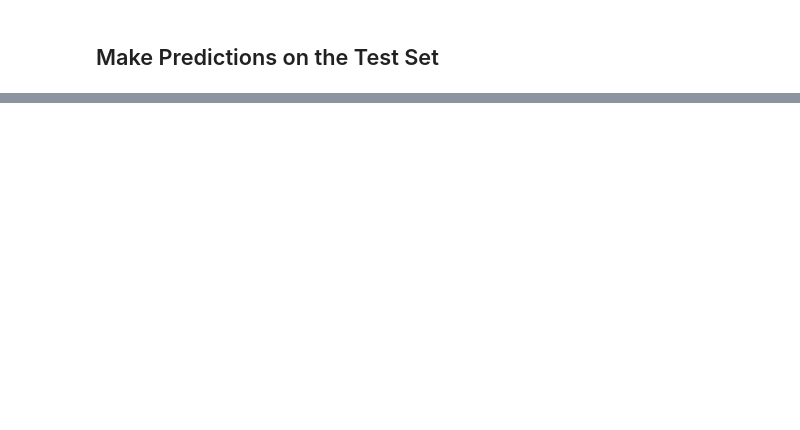
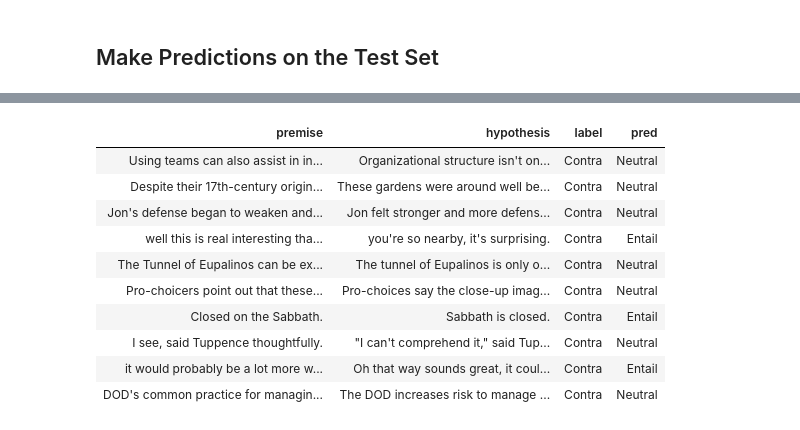
Before and after one commit to hk3427/KaggleKraft, a Jupyter notebook: Contradictory, My Dear Watson/01-rep-contradictory-tf-starter.ipynb, the cells around one changed output, grey strips where cells are left out. Saved outputs shown, nothing was run; the diff lists cells and outputs as text; code cells hidden in the pictures; blank space fills up the shorter version.

```diff
--- a/Contradictory, My Dear Watson/01-rep-contradictory-tf-starter.ipynb
+++ b/Contradictory, My Dear Watson/01-rep-contradictory-tf-starter.ipynb
@@ -365,0 +525,25 @@ submission.to_csv(
+# %%
+valid\
+    .assign(
+        _pred = predictions_valid,
+        correct = lambda df: df.label.eq(df._pred),
+        incorrect = lambda df: ~df.correct,
+        pred = lambda df: df._pred.replace(label_map),
+        label = lambda df: df.label.replace(label_map)
+    )\
+    .loc[lambda df: df.language.eq('English') & ~df.correct & df.label.eq('Contra')]\
+    [['premise', 'hypothesis', 'label', 'pred']]\
+    .sample(10, random_state=1)\
+    .style.hide(axis='index')
+# %% [output]
+| premise | hypothesis | label | pred |
+| Using teams can also assist in in... | Organizational structure isn't on... | Contra | Neutral |
+| Despite their 17th-century origin... | These gardens were around well be... | Contra | Neutral |
+| Jon's defense began to weaken and... | Jon felt stronger and more defens... | Contra | Neutral |
+| well this is real interesting tha... | you're so nearby, it's surprising. | Contra | Entail |
+| The Tunnel of Eupalinos can be ex... | The tunnel of Eupalinos is only o... | Contra | Neutral |
+| Pro-choicers point out that these... | Pro-choices say the close-up imag... | Contra | Neutral |
+| Closed on the Sabbath. | Sabbath is closed. | Contra | Entail |
+| I see, said Tuppence thoughtfully. | "I can't comprehend it," said Tup... | Contra | Neutral |
+| it would probably be a lot more w... | Oh that way sounds great, it coul... | Contra | Entail |
+| DOD's common practice for managin... | The DOD increases risk to manage ... | Contra | Neutral |
```
Also changed, not shown: parts of 21 cells of this notebook.
